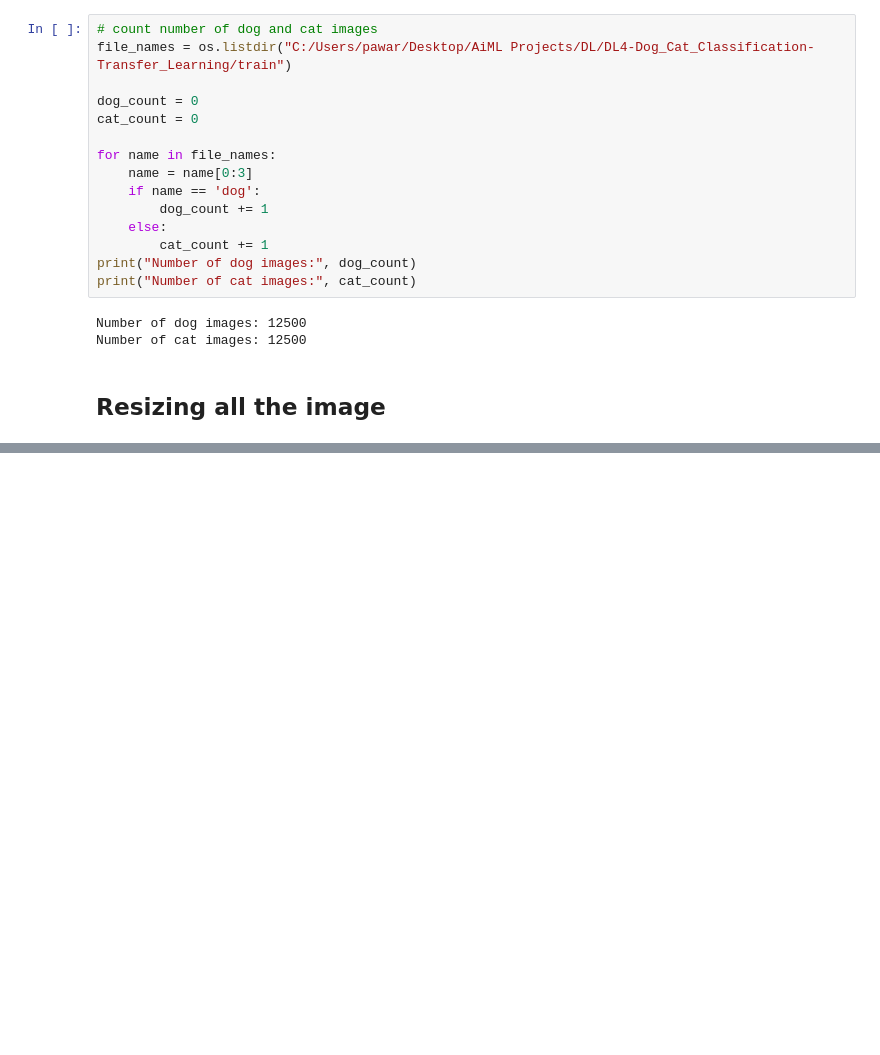
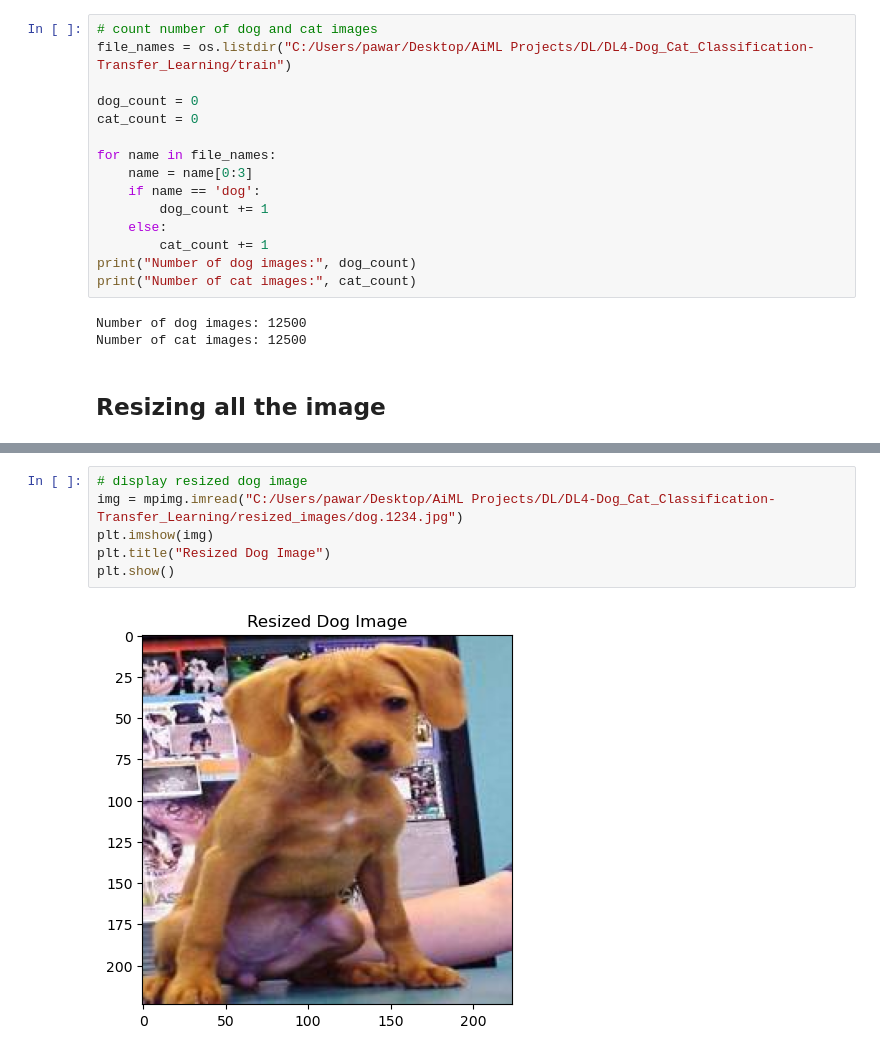
Before and after one commit to PRAFULPAWAR8888/AI-ML-Projects2025, a Jupyter notebook: DL/DL4-Dog_Cat_Classification-Transfer_Learning/Dog_VS_Cat_Classification_Using_Transfer_Learning.ipynb, the cells around one changed output, grey strips where cells are left out. Cells and saved outputs as stored; diff of their text form; blank space fills up the shorter version.

```diff
--- a/DL/DL4-Dog_Cat_Classification-Transfer_Learning/Dog_VS_Cat_Classification_Using_Transfer_Learning.ipynb
+++ b/DL/DL4-Dog_Cat_Classification-Transfer_Learning/Dog_VS_Cat_Classification_Using_Transfer_Learning.ipynb
@@ -147,0 +190,8 @@ Resizing and saving completed.
+# %%
+# display resized dog image
+img = mpimg.imread("C:/Users/pawar/Desktop/AiML Projects/DL/DL4-Dog_Cat_Classification-Transfer_Learning/resized_images/dog.1234.jpg")
+plt.imshow(img)
+plt.title("Resized Dog Image")
+plt.show()
+# %% [output]
+[figure, added]
```
Also changed, not shown: parts of 35 cells of this notebook.
